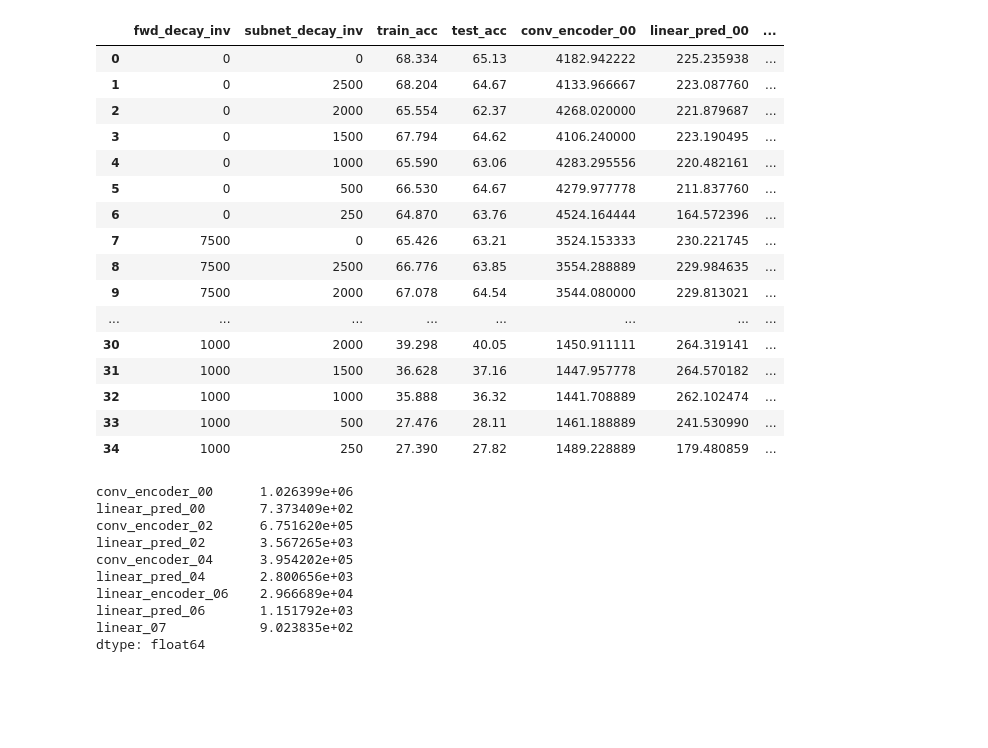
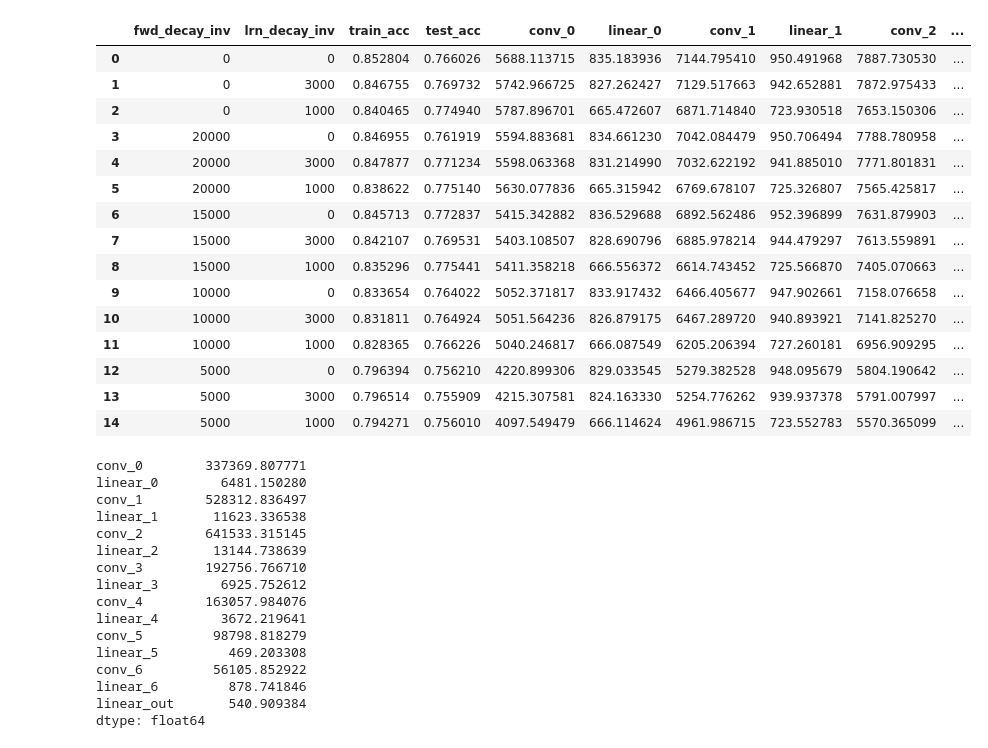
Before and after one commit to albertopirillo/NITRO-D, a Jupyter notebook: figures/plot_weight_decay.ipynb, the cells around one changed output. Saved outputs shown, nothing was run; the diff lists cells and outputs as text; code cells hidden in the pictures; blank space fills up the shorter version.

```diff
--- a/figures/plot_weight_decay.ipynb
+++ b/figures/plot_weight_decay.ipynb
@@ -3,38 +3,44 @@ import matplotlib.pyplot as plt
 import seaborn as sns
 import pandas as pd
 # %%
-df = pd.read_csv('weight_decay_effect.csv')
+names = ['fwd_decay_inv', 'lrn_decay_inv', 'train_acc', 'test_acc', 'conv_0', 'linear_0', 'conv_1', 'linear_1', 'conv_2', 'linear_2', 'conv_3', 'linear_3', 'conv_4', 'linear_4', 'conv_5', 'linear_5', 'conv_6', 'linear_6', 'linear_out']
+df = pd.read_csv('weight_decay.csv', names=names, header=None)
 layers_columns = df.columns[4:]
 df
 # %% [output]
-|  | fwd_decay_inv | subnet_decay_inv | train_acc | test_acc | conv_encoder_00 | linear_pred_00 | ... |
-| 0 | 0 | 0 | 68.334 | 65.13 | 4182.942222 | 225.235938 | ... |
-| 1 | 0 | 2500 | 68.204 | 64.67 | 4133.966667 | 223.087760 | ... |
-| 2 | 0 | 2000 | 65.554 | 62.37 | 4268.020000 | 221.879687 | ... |
-| 3 | 0 | 1500 | 67.794 | 64.62 | 4106.240000 | 223.190495 | ... |
-| 4 | 0 | 1000 | 65.590 | 63.06 | 4283.295556 | 220.482161 | ... |
-| 5 | 0 | 500 | 66.530 | 64.67 | 4279.977778 | 211.837760 | ... |
-| 6 | 0 | 250 | 64.870 | 63.76 | 4524.164444 | 164.572396 | ... |
-| 7 | 7500 | 0 | 65.426 | 63.21 | 3524.153333 | 230.221745 | ... |
-| 8 | 7500 | 2500 | 66.776 | 63.85 | 3554.288889 | 229.984635 | ... |
-| 9 | 7500 | 2000 | 67.078 | 64.54 | 3544.080000 | 229.813021 | ... |
-| ... | ... | ... | ... | ... | ... | ... | ... |
-| 30 | 1000 | 2000 | 39.298 | 40.05 | 1450.911111 | 264.319141 | ... |
-| 31 | 1000 | 1500 | 36.628 | 37.16 | 1447.957778 | 264.570182 | ... |
-| 32 | 1000 | 1000 | 35.888 | 36.32 | 1441.708889 | 262.102474 | ... |
-| 33 | 1000 | 500 | 27.476 | 28.11 | 1461.188889 | 241.530990 | ... |
-| 34 | 1000 | 250 | 27.390 | 27.82 | 1489.228889 | 179.480859 | ... |
+|  | fwd_decay_inv | lrn_decay_inv | train_acc | test_acc | conv_0 | linear_0 | conv_1 | linear_1 | conv_2 | ... |
+| 0 | 0 | 0 | 0.852804 | 0.766026 | 5688.113715 | 835.183936 | 7144.795410 | 950.491968 | 7887.730530 | ... |
+| 1 | 0 | 3000 | 0.846755 | 0.769732 | 5742.966725 | 827.262427 | 7129.517663 | 942.652881 | 7872.975433 | ... |
+| 2 | 0 | 1000 | 0.840465 | 0.774940 | 5787.896701 | 665.472607 | 6871.714840 | 723.930518 | 7653.150306 | ... |
+| 3 | 20000 | 0 | 0.846955 | 0.761919 | 5594.883681 | 834.661230 | 7042.084479 | 950.706494 | 7788.780958 | ... |
+| 4 | 20000 | 3000 | 0.847877 | 0.771234 | 5598.063368 | 831.214990 | 7032.622192 | 941.885010 | 7771.801831 | ... |
+| 5 | 20000 | 1000 | 0.838622 | 0.775140 | 5630.077836 | 665.315942 | 6769.678107 | 725.326807 | 7565.425817 | ... |
+| 6 | 15000 | 0 | 0.845713 | 0.772837 | 5415.342882 | 836.529688 | 6892.562486 | 952.396899 | 7631.879903 | ... |
+| 7 | 15000 | 3000 | 0.842107 | 0.769531 | 5403.108507 | 828.690796 | 6885.978214 | 944.479297 | 7613.559891 | ... |
+| 8 | 15000 | 1000 | 0.835296 | 0.775441 | 5411.358218 | 666.556372 | 6614.743452 | 725.566870 | 7405.070663 | ... |
+| 9 | 10000 | 0 | 0.833654 | 0.764022 | 5052.371817 | 833.917432 | 6466.405677 | 947.902661 | 7158.076658 | ... |
+| 10 | 10000 | 3000 | 0.831811 | 0.764924 | 5051.564236 | 826.879175 | 6467.289720 | 940.893921 | 7141.825270 | ... |
+| 11 | 10000 | 1000 | 0.828365 | 0.766226 | 5040.246817 | 666.087549 | 6205.206394 | 727.260181 | 6956.909295 | ... |
+| 12 | 5000 | 0 | 0.796394 | 0.756210 | 4220.899306 | 829.033545 | 5279.382528 | 948.095679 | 5804.190642 | ... |
+| 13 | 5000 | 3000 | 0.796514 | 0.755909 | 4215.307581 | 824.163330 | 5254.776262 | 939.937378 | 5791.007997 | ... |
+| 14 | 5000 | 1000 | 0.794271 | 0.756010 | 4097.549479 | 666.114624 | 4961.986715 | 723.552783 | 5570.365099 | ... |
 # %%
 df[layers_columns].var(axis=0)
 # %% [output]
-conv_encoder_00      1.026399e+06
-linear_pred_00       7.373409e+02
-conv_encoder_02      6.751620e+05
-linear_pred_02       3.567265e+03
-conv_encoder_04      3.954202e+05
-linear_pred_04       2.800656e+03
-linear_encoder_06    2.966689e+04
-linear_pred_06       1.151792e+03
-linear_07            9.023835e+02
+conv_0        337369.807771
+linear_0        6481.150280
+conv_1        528312.836497
+linear_1       11623.336538
+conv_2        641533.315145
+linear_2       13144.738639
+conv_3        192756.766710
+linear_3        6925.752612
+conv_4        163057.984076
+linear_4        3672.219641
+conv_5         98798.818279
+linear_5         469.203308
+conv_6         56105.852922
+linear_6         878.741846
+linear_out       540.909384
 dtype: float64
 # %%
```
Also changed, not shown: parts of 8 cells of this notebook, 10 other files.
